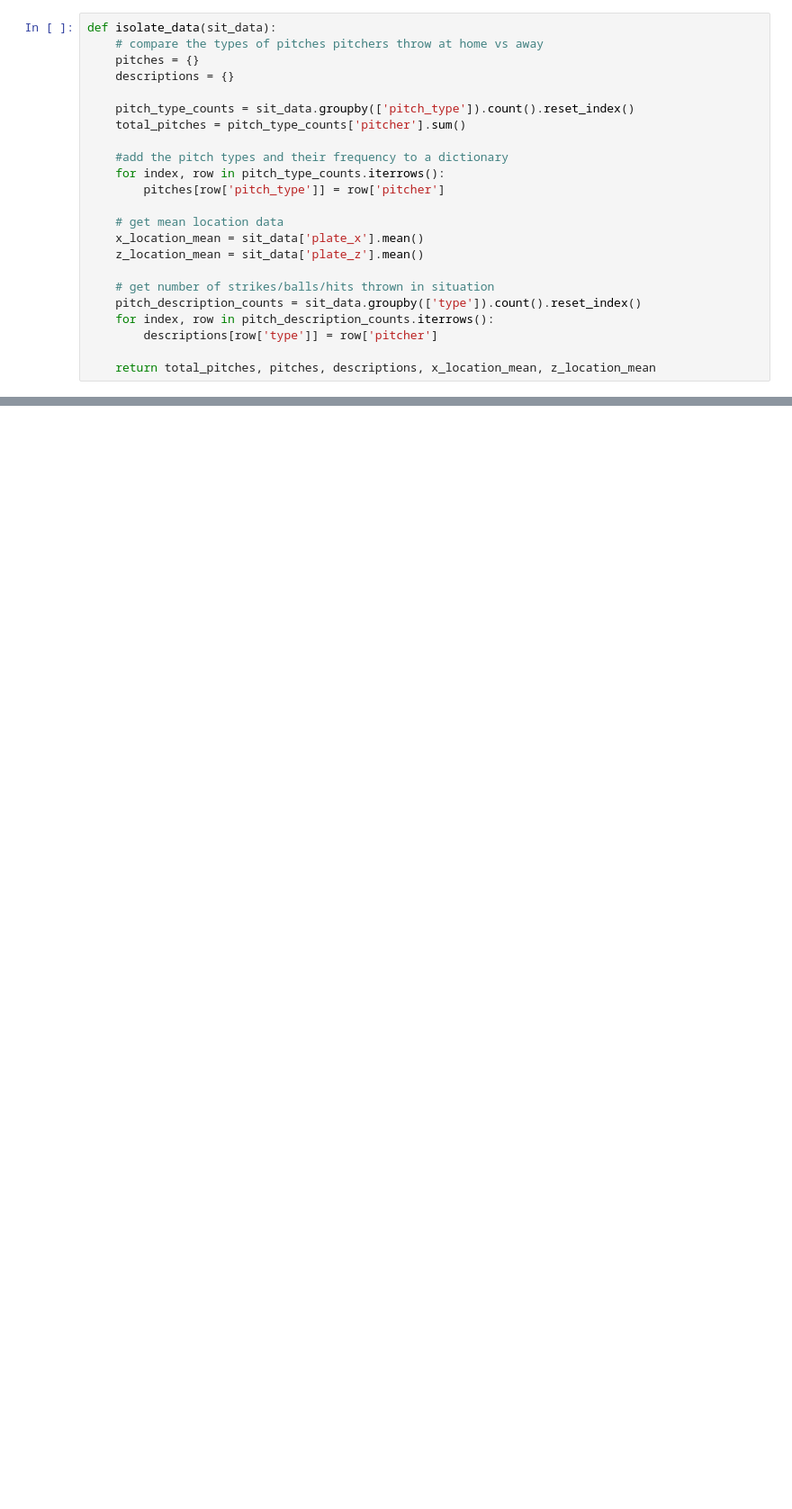
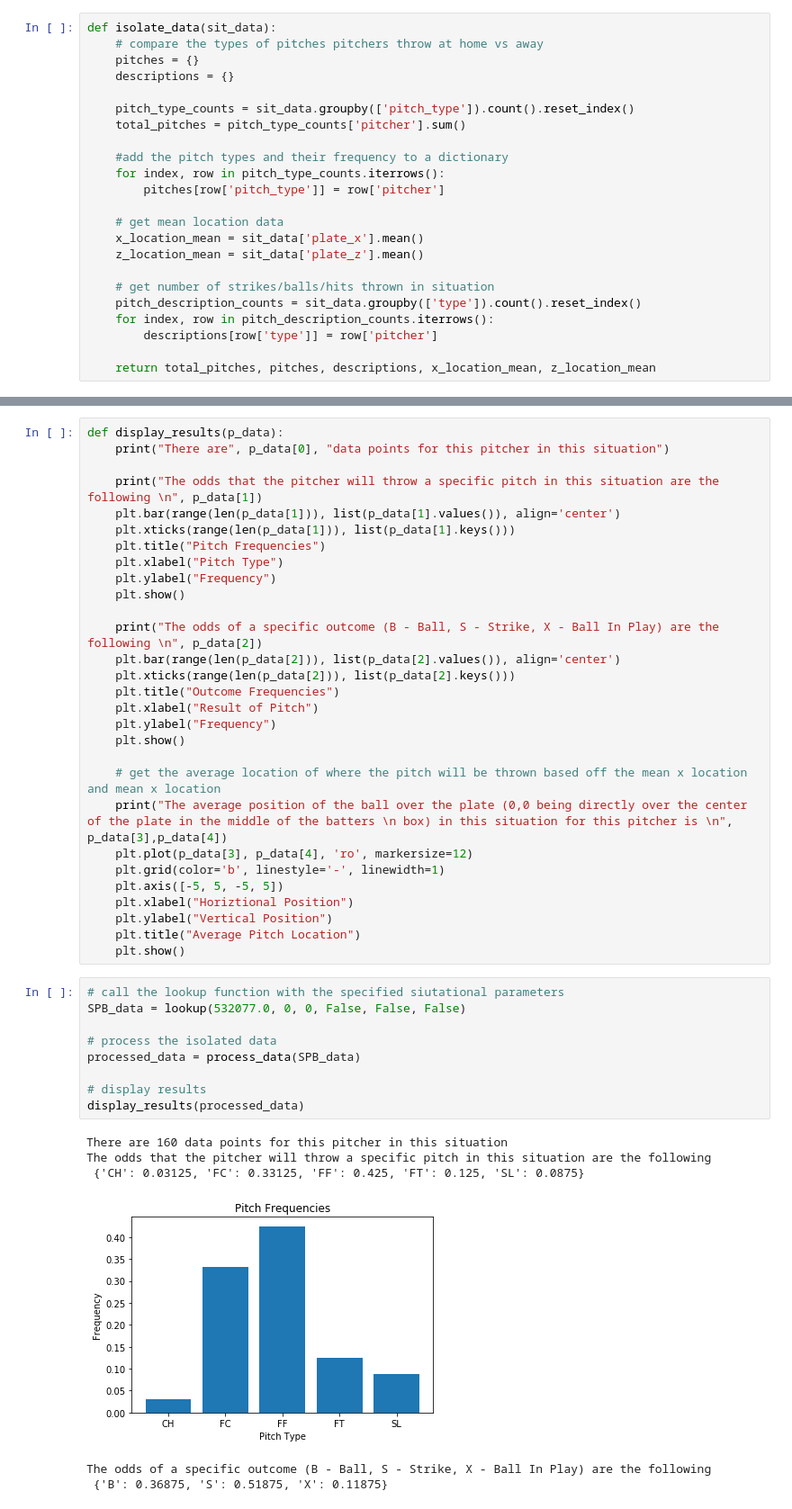
Before and after one commit to samdreed21/SabermetricsFinalProject, a Jupyter notebook: Samuel_Reed_Situational_Pitching_Behavior.ipynb, the cells around one changed output, grey strips where cells are left out. Shown at 90% size. Drawn from its saved outputs; the diff is of its cells as text; blank space fills up the shorter version.

Commit message:
Visuals created for processed data

```diff
--- a/Samuel_Reed_Situational_Pitching_Behavior.ipynb
+++ b/Samuel_Reed_Situational_Pitching_Behavior.ipynb
@@ -141,0 +130,45 @@ The average vertical position of the ball over the plate (0 being directly in th
+# %%
+def display_results(p_data):
+    print("There are", p_data[0], "data points for this pitcher in this situation")
+
+    print("The odds that the pitcher will throw a specific pitch in this situation are the following \n", p_data[1])
+    plt.bar(range(len(p_data[1])), list(p_data[1].values()), align='center')
+    plt.xticks(range(len(p_data[1])), list(p_data[1].keys()))
+    plt.title("Pitch Frequencies")
+    plt.xlabel("Pitch Type")
+    plt.ylabel("Frequency")
+    plt.show()
+
+    print("The odds of a specific outcome (B - Ball, S - Strike, X - Ball In Play) are the following \n", p_data[2])
+    plt.bar(range(len(p_data[2])), list(p_data[2].values()), align='center')
+    plt.xticks(range(len(p_data[2])), list(p_data[2].keys()))
+    plt.title("Outcome Frequencies")
+    plt.xlabel("Result of Pitch")
+    plt.ylabel("Frequency")
+    plt.show()
+
+    # get the average location of where the pitch will be thrown based off the mean x location and mean x location
+    print("The average position of the ball over the plate (0,0 being directly over the center of the plate in the middle of the batters \n box) in this situation for this pitcher is \n", p_data[3],p_data[4])
+    plt.plot(p_data[3], p_data[4], 'ro', markersize=12)
+    plt.grid(color='b', linestyle='-', linewidth=1)
+    plt.axis([-5, 5, -5, 5])
+    plt.xlabel("Horiztional Position")
+    plt.ylabel("Vertical Position")
+    plt.title("Average Pitch Location")
+    plt.show()
+# %%
+# call the lookup function with the specified siutational parameters
+SPB_data = lookup(532077.0, 0, 0, False, False, False)
+
+# process the isolated data
+processed_data = process_data(SPB_data)
+
+# display results
+display_results(processed_data)
+# %% [output]
+There are 160 data points for this pitcher in this situation
+The odds that the pitcher will throw a specific pitch in this situation are the following
+ {'CH': 0.03125, 'FC': 0.33125, 'FF': 0.425, 'FT': 0.125, 'SL': 0.0875}
+[figure, added]
+The odds of a specific outcome (B - Ball, S - Strike, X - Ball In Play) are the following
+ {'B': 0.36875, 'S': 0.51875, 'X': 0.11875}
```
Also changed, not shown: parts of 5 cells of this notebook.
